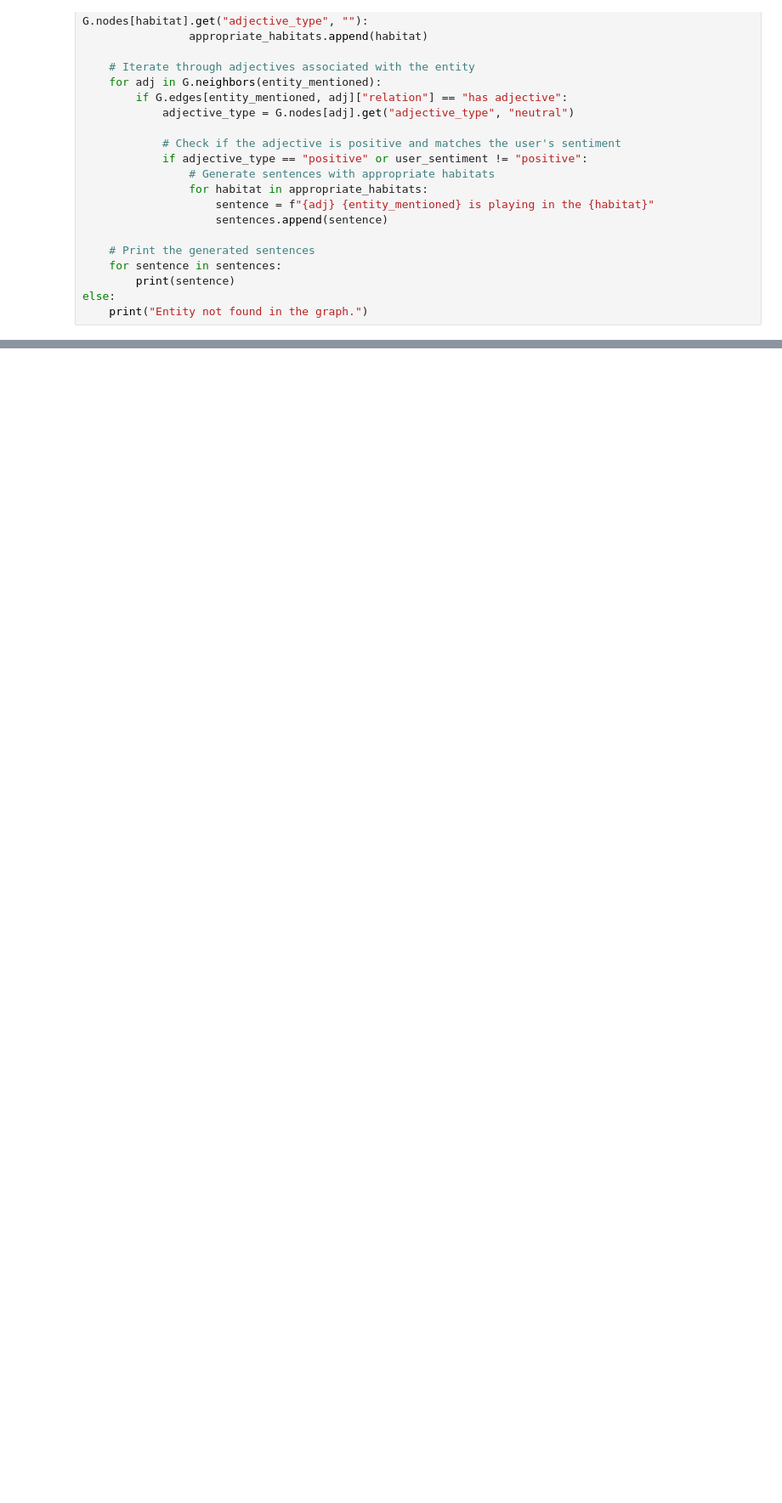
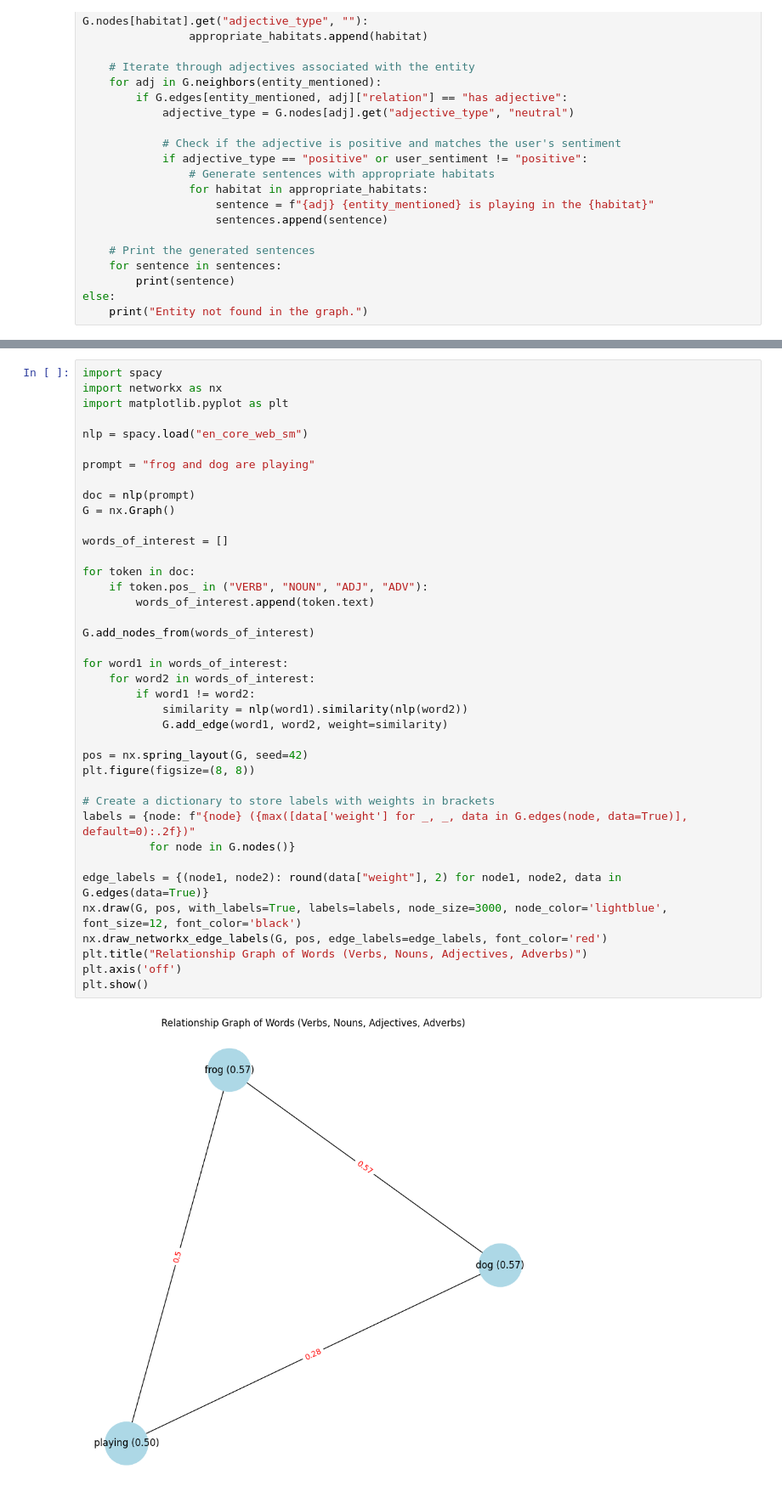
Before and after one commit to sivavignesh2902/FYP, a Jupyter notebook: main.ipynb, the cells around one changed output, grey strips where cells are left out. Shown at 85% size. Saved outputs shown, nothing was run; the diff lists cells and outputs as text; blank space fills up the shorter version.

```diff
--- a/main.ipynb
+++ b/main.ipynb
@@ -624,0 +628,41 @@ View run at https://wandb.ai/ssvgoc1/prompt_generator/runs/idy05fur
+# %%
+import spacy
+import networkx as nx
+import matplotlib.pyplot as plt
+
+nlp = spacy.load("en_core_web_sm")
+
+prompt = "frog and dog are playing"
+
+doc = nlp(prompt)
+G = nx.Graph()
+
+words_of_interest = []
+
+for token in doc:
+    if token.pos_ in ("VERB", "NOUN", "ADJ", "ADV"):
+        words_of_interest.append(token.text)
+
+G.add_nodes_from(words_of_interest)
+
+for word1 in words_of_interest:
+    for word2 in words_of_interest:
+        if word1 != word2:
+            similarity = nlp(word1).similarity(nlp(word2))
+            G.add_edge(word1, word2, weight=similarity)
+
+pos = nx.spring_layout(G, seed=42)
+plt.figure(figsize=(8, 8))
+
+# Create a dictionary to store labels with weights in brackets
+labels = {node: f"{node} ({max([data['weight'] for _, _, data in G.edges(node, data=True)], default=0):.2f})"
+          for node in G.nodes()}
+
+edge_labels = {(node1, node2): round(data["weight"], 2) for node1, node2, data in G.edges(data=True)}
+nx.draw(G, pos, with_labels=True, labels=labels, node_size=3000, node_color='lightblue', font_size=12, font_color='black')
+nx.draw_networkx_edge_labels(G, pos, edge_labels=edge_labels, font_color='red')
+plt.title("Relationship Graph of Words (Verbs, Nouns, Adjectives, Adverbs)")
+plt.axis('off')
+plt.show()
+# %% [output]
+[figure, added]
```
Also changed, not shown: parts of 26 cells of this notebook.
